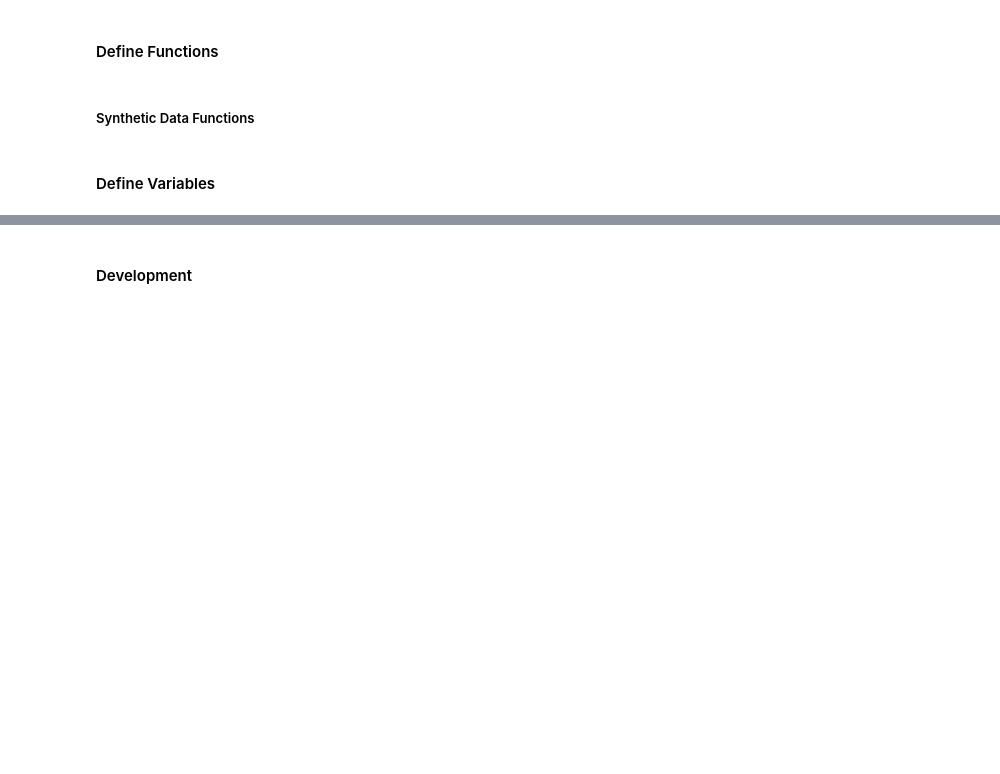
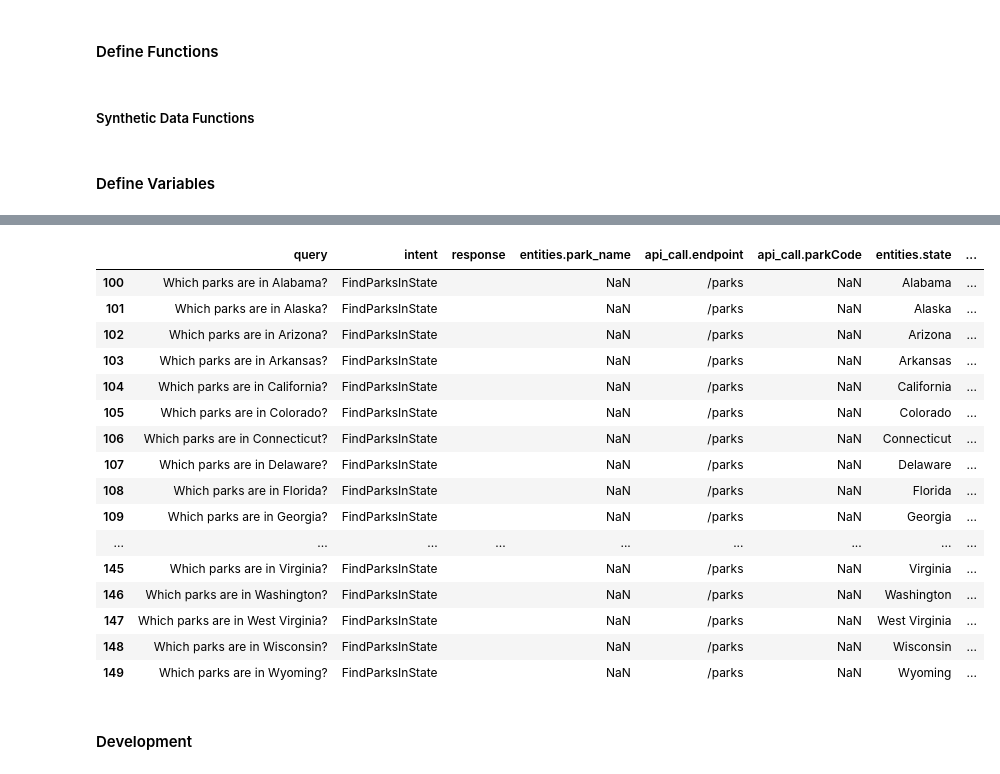
Before and after one commit to nblakkanesser/MADS_Capstone, a Jupyter notebook: Data_API/input_data.ipynb, the cells around one changed output, grey strips where cells are left out. Saved outputs shown, nothing was run; the diff lists cells and outputs as text; code cells hidden in the pictures; blank space fills up the shorter version.

```diff
--- a/Data_API/input_data.ipynb
+++ b/Data_API/input_data.ipynb
@@ -191,2 +233,22 @@ synthetic_queries_df
+# %%
+synthetic_queries_df[synthetic_queries_df['intent'] == "FindParksInState"]
+# %% [output]
+|  | query | intent | response | entities.park_name | api_call.endpoint | api_call.parkCode | entities.state | ... |
+| 100 | Which parks are in Alabama? | FindParksInState |  | NaN | /parks | NaN | Alabama | ... |
+| 101 | Which parks are in Alaska? | FindParksInState |  | NaN | /parks | NaN | Alaska | ... |
+| 102 | Which parks are in Arizona? | FindParksInState |  | NaN | /parks | NaN | Arizona | ... |
+| 103 | Which parks are in Arkansas? | FindParksInState |  | NaN | /parks | NaN | Arkansas | ... |
+| 104 | Which parks are in California? | FindParksInState |  | NaN | /parks | NaN | California | ... |
+| 105 | Which parks are in Colorado? | FindParksInState |  | NaN | /parks | NaN | Colorado | ... |
+| 106 | Which parks are in Connecticut? | FindParksInState |  | NaN | /parks | NaN | Connecticut | ... |
+| 107 | Which parks are in Delaware? | FindParksInState |  | NaN | /parks | NaN | Delaware | ... |
+| 108 | Which parks are in Florida? | FindParksInState |  | NaN | /parks | NaN | Florida | ... |
+| 109 | Which parks are in Georgia? | FindParksInState |  | NaN | /parks | NaN | Georgia | ... |
+| ... | ... | ... | ... | ... | ... | ... | ... | ... |
+| 145 | Which parks are in Virginia? | FindParksInState |  | NaN | /parks | NaN | Virginia | ... |
+| 146 | Which parks are in Washington? | FindParksInState |  | NaN | /parks | NaN | Washington | ... |
+| 147 | Which parks are in West Virginia? | FindParksInState |  | NaN | /parks | NaN | West Virginia | ... |
+| 148 | Which parks are in Wisconsin? | FindParksInState |  | NaN | /parks | NaN | Wisconsin | ... |
+| 149 | Which parks are in Wyoming? | FindParksInState |  | NaN | /parks | NaN | Wyoming | ... |
 # %% [markdown]
 #### Development
```
Also changed, not shown: parts of 11 cells of this notebook, 3 other files.
